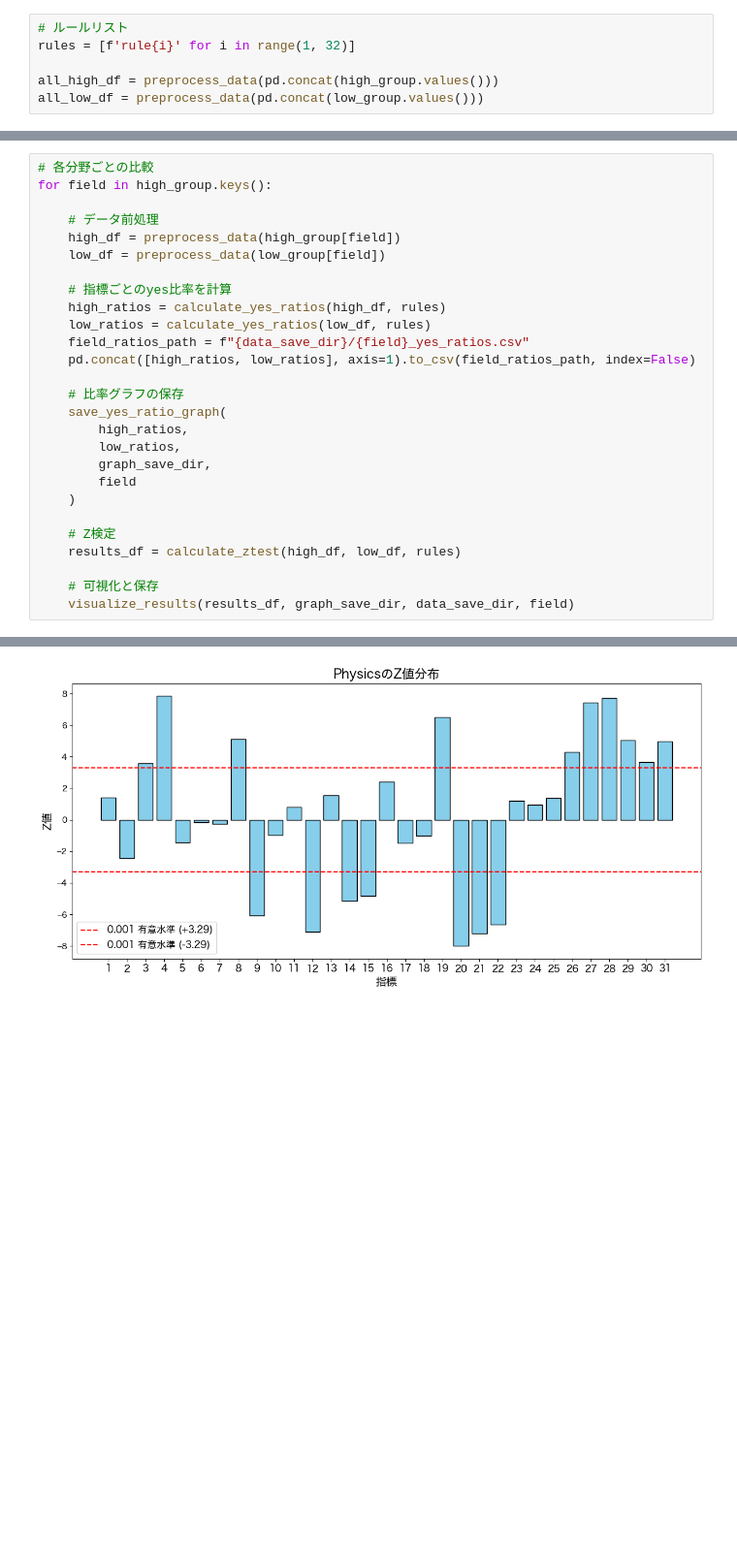
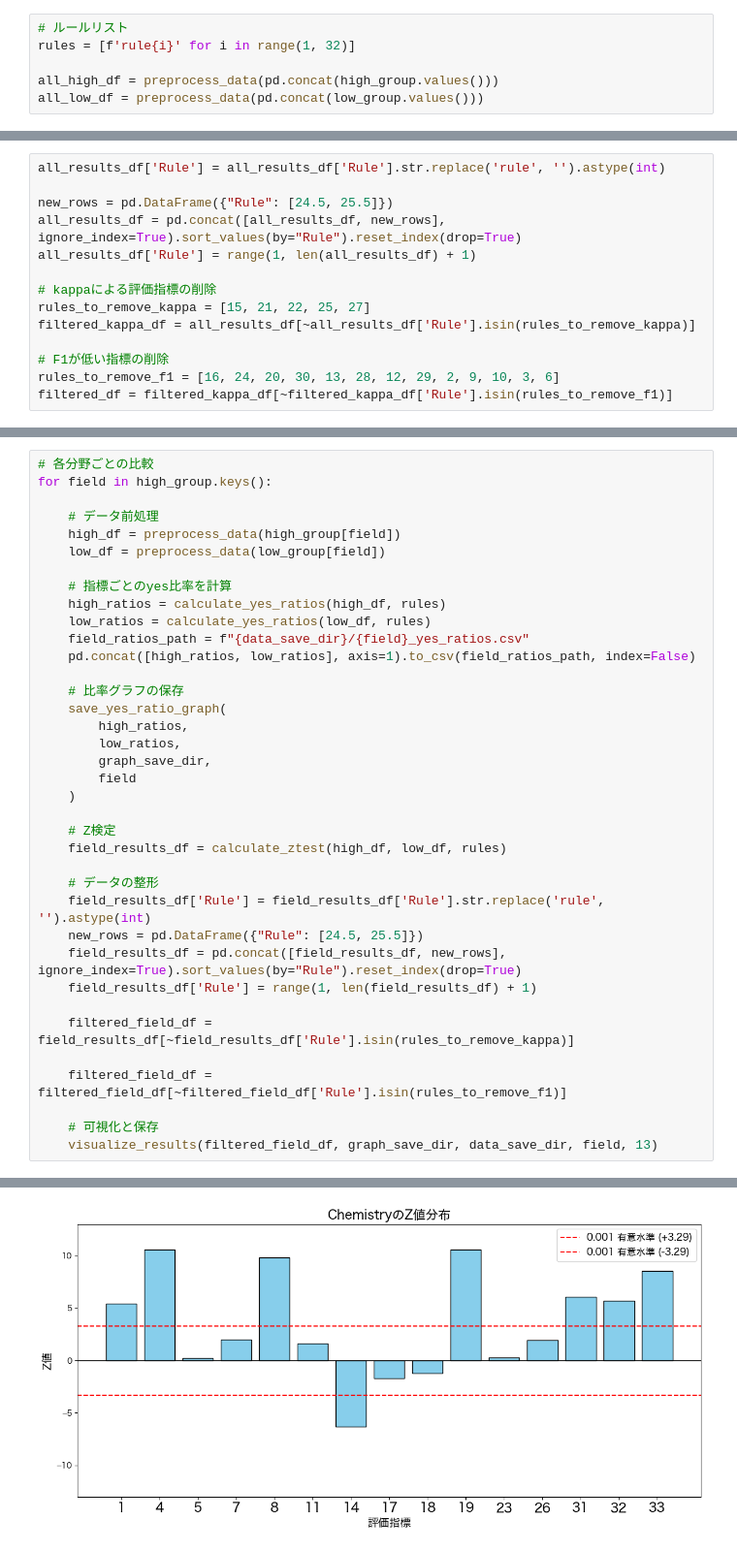
Before and after one commit to ku6kaw/Abstract-evaluation-by-Gemini, a Jupyter notebook: src/analysis/results_analysis.ipynb, the cells around one changed output, grey strips where cells are left out. Shown at 97% size. Saved outputs shown, nothing was run; the diff lists cells and outputs as text; blank space fills up the shorter version.

Commit message:
update results graph

```diff
--- a/src/analysis/results_analysis.ipynb
+++ b/src/analysis/results_analysis.ipynb
@@ -55,0 +62,14 @@ visualize_results(all_results_df, graph_save_dir, data_save_dir, "Overall")
+# %%
+all_results_df['Rule'] = all_results_df['Rule'].str.replace('rule', '').astype(int)
+
+new_rows = pd.DataFrame({"Rule": [24.5, 25.5]})
+all_results_df = pd.concat([all_results_df, new_rows], ignore_index=True).sort_values(by="Rule").reset_index(drop=True)
+all_results_df['Rule'] = range(1, len(all_results_df) + 1)
+
+# kappaによる評価指標の削除
+rules_to_remove_kappa = [15, 21, 22, 25, 27]
+filtered_kappa_df = all_results_df[~all_results_df['Rule'].isin(rules_to_remove_kappa)]
+
+# F1が低い指標の削除
+rules_to_remove_f1 = [16, 24, 20, 30, 13, 28, 12, 29, 2, 9, 10, 3, 6]
+filtered_df = filtered_kappa_df[~filtered_kappa_df['Rule'].isin(rules_to_remove_f1)]
@@ -76,8 +102,18 @@ for field in high_group.keys():
     )
 
     # Z検定
-    results_df = calculate_ztest(high_df, low_df, rules)
+    field_results_df = calculate_ztest(high_df, low_df, rules)
+
+    # データの整形
+    field_results_df['Rule'] = field_results_df['Rule'].str.replace('rule', '').astype(int)
+    new_rows = pd.DataFrame({"Rule": [24.5, 25.5]})
+    field_results_df = pd.concat([field_results_df, new_rows], ignore_index=True).sort_values(by="Rule").reset_index(drop=True)
+    field_results_df['Rule'] = range(1, len(field_results_df) + 1)
+
+    filtered_field_df = field_results_df[~field_results_df['Rule'].isin(rules_to_remove_kappa)]
+
+    filtered_field_df = filtered_field_df[~filtered_field_df['Rule'].isin(rules_to_remove_f1)]
 
     # 可視化と保存
-    visualize_results(results_df, graph_save_dir, data_save_dir, field)
+    visualize_results(filtered_field_df, graph_save_dir, data_save_dir, field, 13)
 # %% [output]
@@ -96 +131 @@ Yes比率のグラフを保存しました: ../../data/results/graphs/Physics_ye
-[figure, old version]
+[figure, new version]
```
Also changed, not shown: parts of 3 cells of this notebook, 20 other files.
